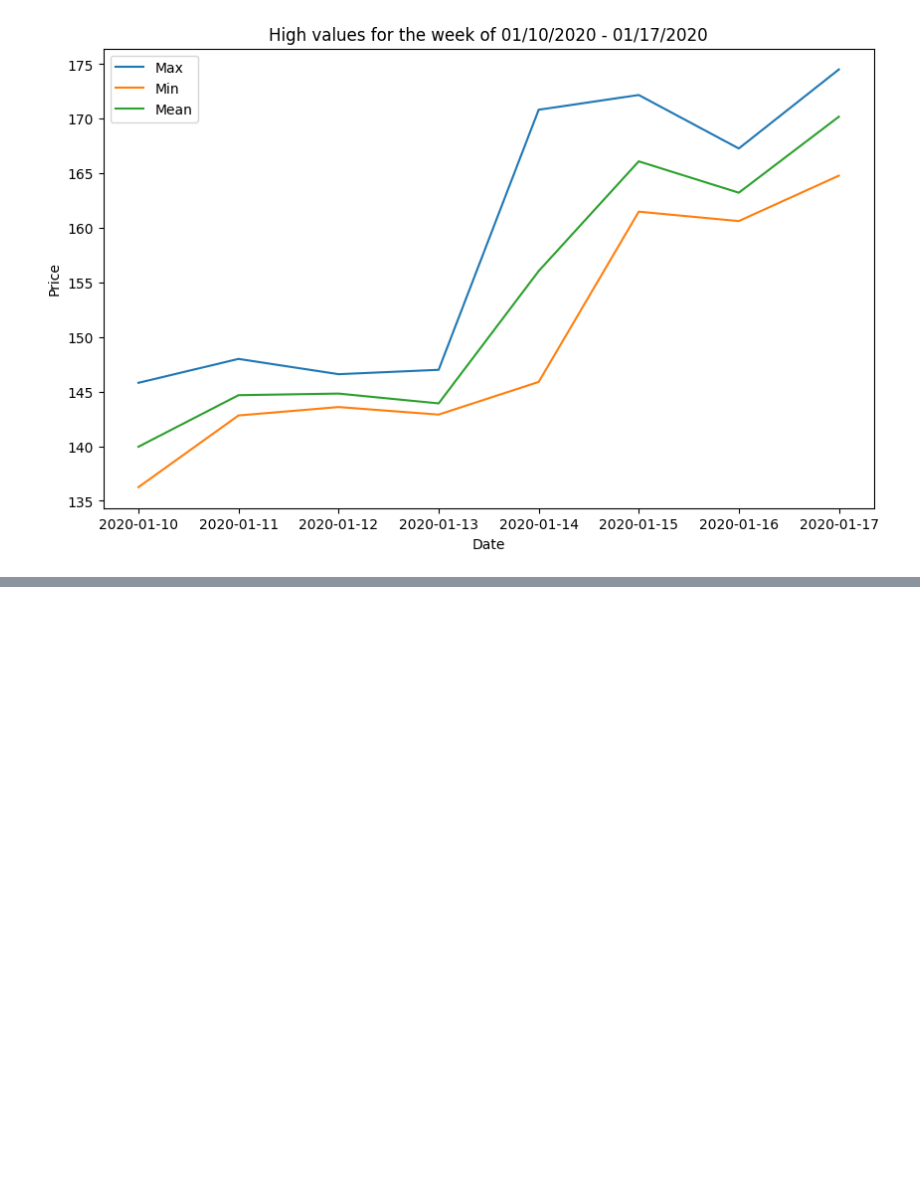
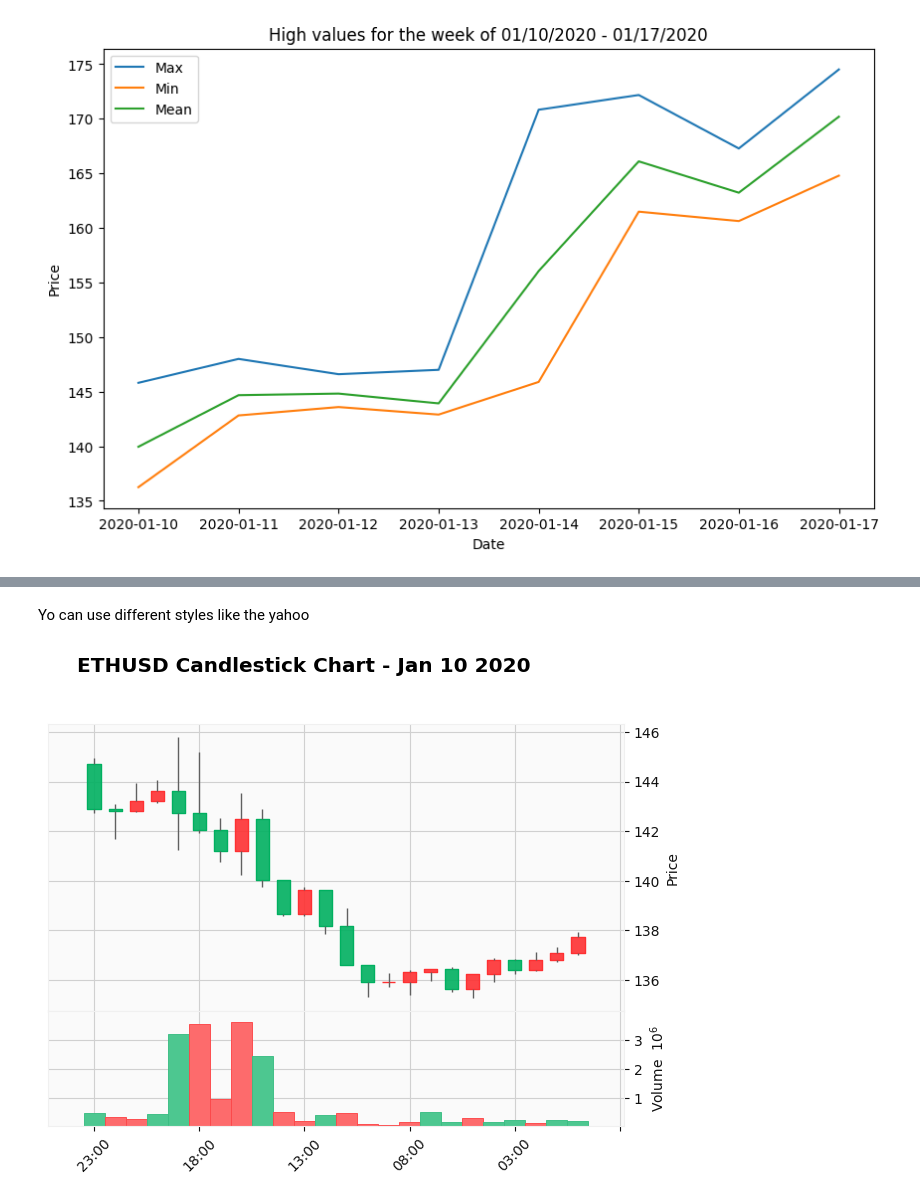
Before and after one commit to caavila96/ETH_review, a Jupyter notebook: eth-date-review.ipynb, the cells around one changed output, grey strips where cells are left out. Saved outputs shown, nothing was run; the diff lists cells and outputs as text; code cells hidden in the pictures; blank space fills up the shorter version.

```diff
--- a/eth-date-review.ipynb
+++ b/eth-date-review.ipynb
@@ -344,0 +481,10 @@ plt.show()
+# %% [markdown]
+Yo can use different styles like the yahoo
+# %%
+#day define
+one_day = df.loc['2020-01-10']
+
+#plot
+mpf.plot(one_day, type='candle', volume=True, style='yahoo', title='ETHUSD Candlestick Chart - Jan 10 2020')
+# %% [output]
+[figure, added]
```
Also changed, not shown: parts of 32 cells of this notebook.
